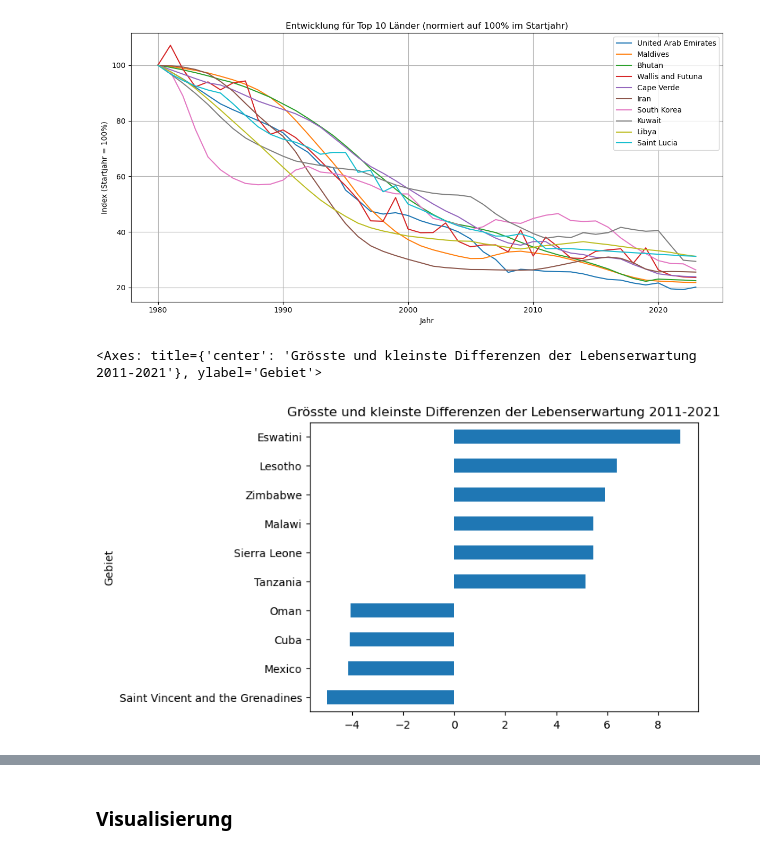
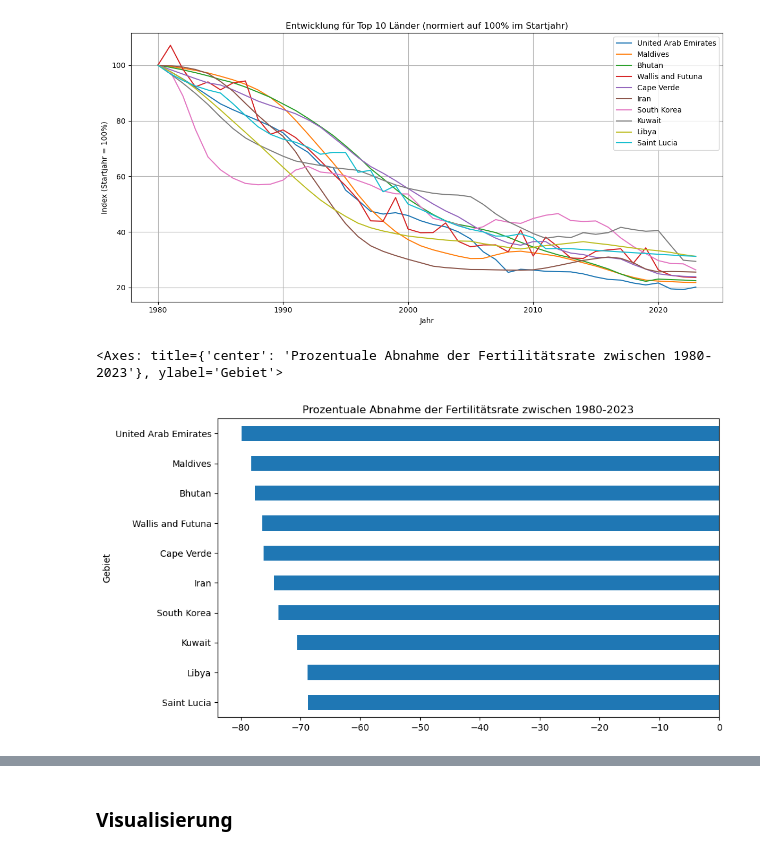
Before and after one commit to Nadja-K-maker/Informatik_LN, a Jupyter notebook: Leistungsnachweis_Python.ipnyp_Fertilitätsrate.ipynb, the cells around one changed output, grey strips where cells are left out. Cells and saved outputs as stored; diff of their text form; code cells hidden in the pictures.

```diff
--- a/Leistungsnachweis_Python.ipnyp_Fertilitätsrate.ipynb
+++ b/Leistungsnachweis_Python.ipnyp_Fertilitätsrate.ipynb
@@ -239,12 +217,16 @@ plt.tight_layout()
 plt.show()
 # %% [output]
 [figure]
-# %%
-diff_sel = (diffs < -4) | (diffs > 5)  # Auswahl der grössten und kleinsten Differenzen
-diffs[diff_sel].plot(kind='barh', title='Grösste und kleinste Differenzen der Lebenserwartung 2011-2021')
-# %% [output]
-<Axes: title={'center': 'Grösste und kleinste Differenzen der Lebenserwartung 2011-2021'}, ylabel='Gebiet'>
-[figure, removed]
+# %%
+
+diffs_sorted.head(10).sort_values(ascending=False).plot(
+    kind='barh',
+    figsize=(10, 6),
+    title='Prozentuale Abnahme der Fertilitätsrate zwischen 1980-2023'
+)
+# %% [output]
+<Axes: title={'center': 'Prozentuale Abnahme der Fertilitätsrate zwischen 1980-2023'}, ylabel='Gebiet'>
+[figure, added]
 # %%
 Gebiets_liste = diffs[diff_sel].index.tolist()  # Liste der Gebiete mit grössten und kleinsten Differenzen
 print(Gebiets_liste)
```
Also changed, not shown: parts of 8 cells of this notebook.
